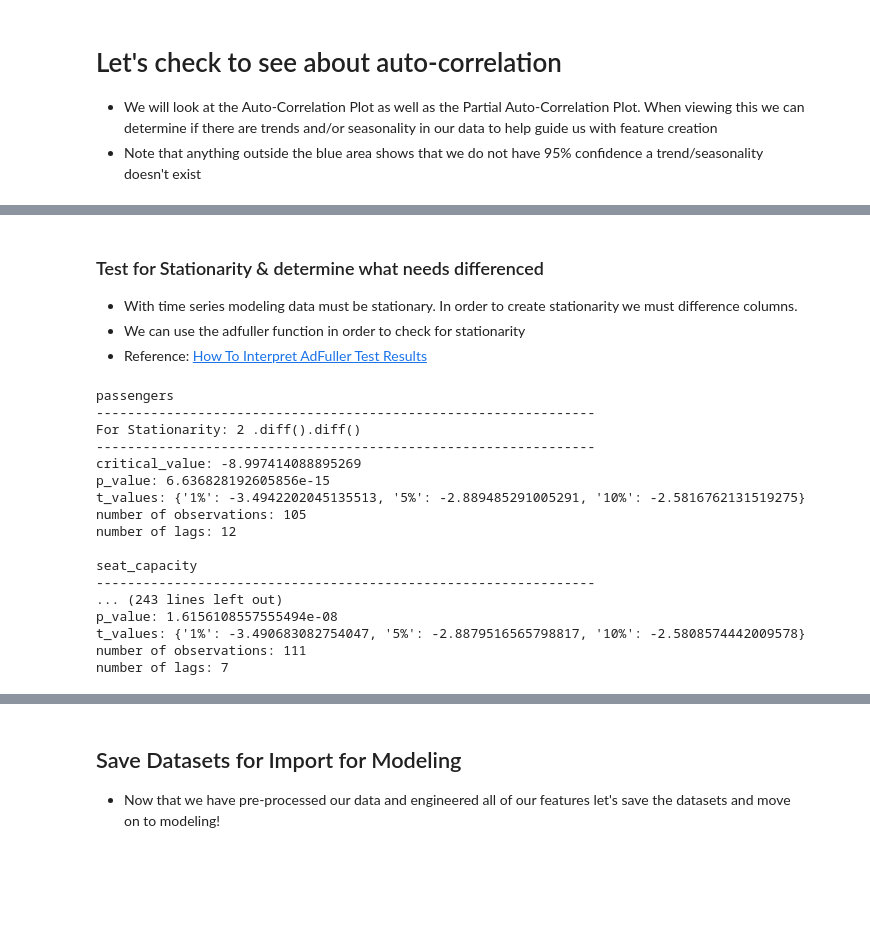
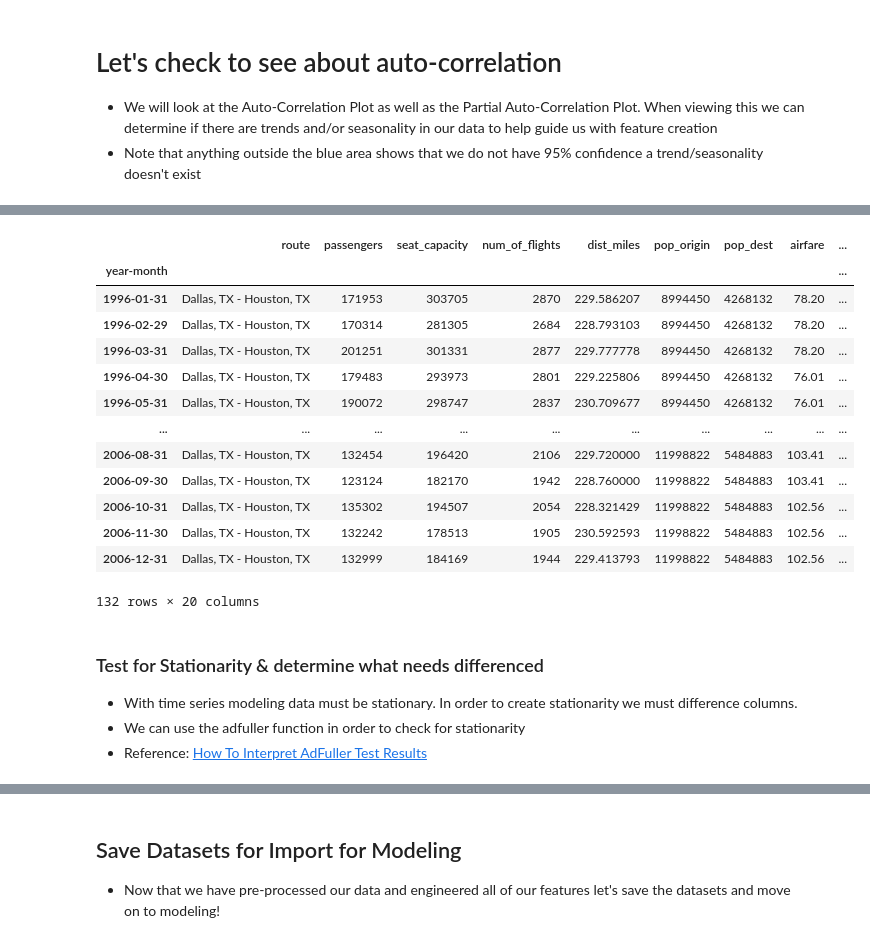
Before and after one commit to tluccini/GA-DSIR-Capstone, a Jupyter notebook: 03_eda_preprocess.ipynb, the cells around one changed output, grey strips where cells are left out. Drawn from its saved outputs; the diff is of its cells as text; code cells hidden in the pictures; blank space fills up the shorter version.

Commit message:
submitting capstone checkin 4

```diff
--- a/03_eda_preprocess.ipynb
+++ b/03_eda_preprocess.ipynb
@@ -220,4 +220,21 @@ Index(['passengers', 'seat_capacity', 'num_of_flights', 'airfare',
       dtype='object')
+# %%
+route
+# %% [output]
+|  | route | passengers | seat_capacity | num_of_flights | dist_miles | pop_origin | pop_dest | airfare | ... |
+| year-month |  |  |  |  |  |  |  |  | ... |
+| 1996-01-31 | Dallas, TX - Houston, TX | 171953 | 303705 | 2870 | 229.586207 | 8994450 | 4268132 | 78.20 | ... |
+| 1996-02-29 | Dallas, TX - Houston, TX | 170314 | 281305 | 2684 | 228.793103 | 8994450 | 4268132 | 78.20 | ... |
+| 1996-03-31 | Dallas, TX - Houston, TX | 201251 | 301331 | 2877 | 229.777778 | 8994450 | 4268132 | 78.20 | ... |
+| 1996-04-30 | Dallas, TX - Houston, TX | 179483 | 293973 | 2801 | 229.225806 | 8994450 | 4268132 | 76.01 | ... |
+| 1996-05-31 | Dallas, TX - Houston, TX | 190072 | 298747 | 2837 | 230.709677 | 8994450 | 4268132 | 76.01 | ... |
+| ... | ... | ... | ... | ... | ... | ... | ... | ... | ... |
+| 2006-08-31 | Dallas, TX - Houston, TX | 132454 | 196420 | 2106 | 229.720000 | 11998822 | 5484883 | 103.41 | ... |
+| 2006-09-30 | Dallas, TX - Houston, TX | 123124 | 182170 | 1942 | 228.760000 | 11998822 | 5484883 | 103.41 | ... |
+| 2006-10-31 | Dallas, TX - Houston, TX | 135302 | 194507 | 2054 | 228.321429 | 11998822 | 5484883 | 102.56 | ... |
+| 2006-11-30 | Dallas, TX - Houston, TX | 132242 | 178513 | 1905 | 230.592593 | 11998822 | 5484883 | 102.56 | ... |
+| 2006-12-31 | Dallas, TX - Houston, TX | 132999 | 184169 | 1944 | 229.413793 | 11998822 | 5484883 | 102.56 | ... |
+132 rows × 20 columns
 # %%
 # After viewing our ACF & PACF plots we can move forward with creation of seasonality and trend based features.
 # Here is a function we can apply to our dataframes
@@ -327,26 +366,2 @@ def stationary_check(dataseries):
 
     return diff
-# %%
-# Creating a dictionary with the results of running our function on our current features/columns
-
-diff_dict = {}
-for column in route._get_numeric_data().drop(columns=drop_columns).columns:
-    diff_dict[column] = stationary_check(route[column])
-# %% [output]
-passengers
-----------------------------------------------------------------
-For Stationarity: 2 .diff().diff()
-----------------------------------------------------------------
-critical_value: -8.997414088895269
-p_value: 6.636828192605856e-15
-t_values: {'1%': -3.4942202045135513, '5%': -2.889485291005291, '10%': -2.5816762131519275}
-number of observations: 105
-number of lags: 12
-
-seat_capacity
-----------------------------------------------------------------
-... (243 lines left out)
-p_value: 1.6156108557555494e-08
-t_values: {'1%': -3.490683082754047, '5%': -2.8879516565798817, '10%': -2.5808574442009578}
-number of observations: 111
-number of lags: 7
```
Also changed, not shown: parts of 18 cells of this notebook.
